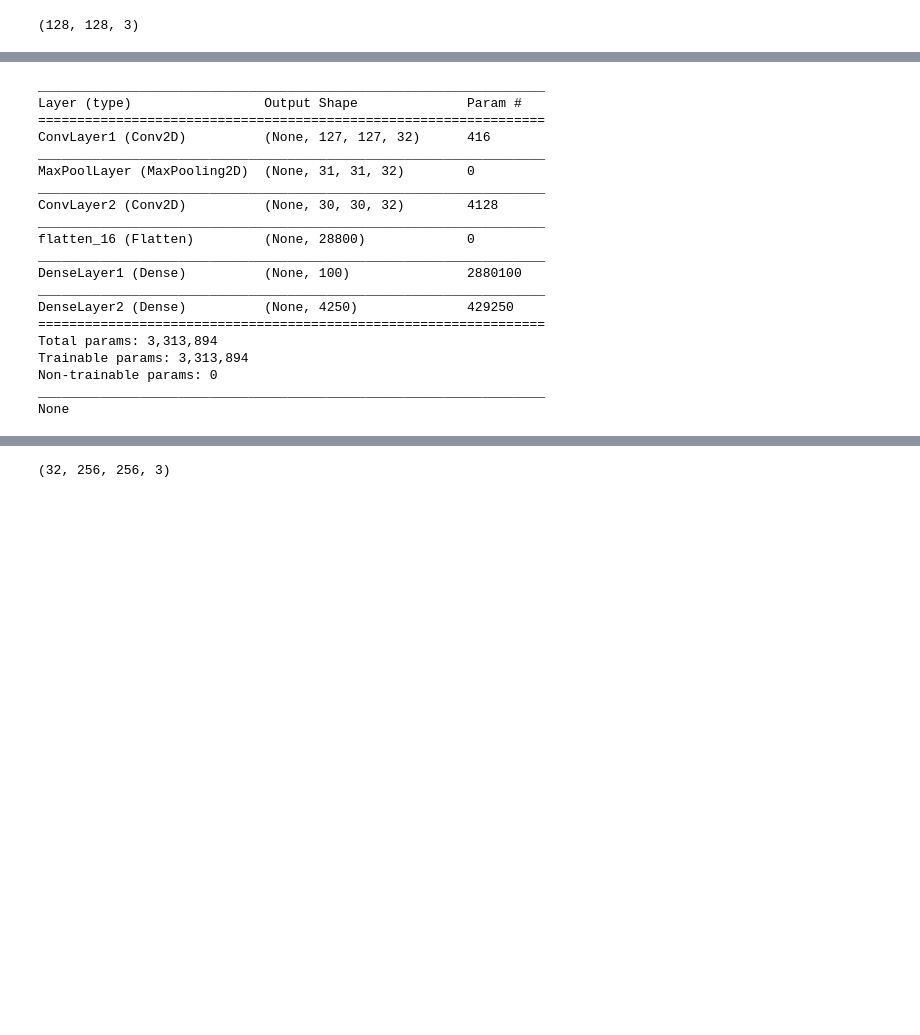
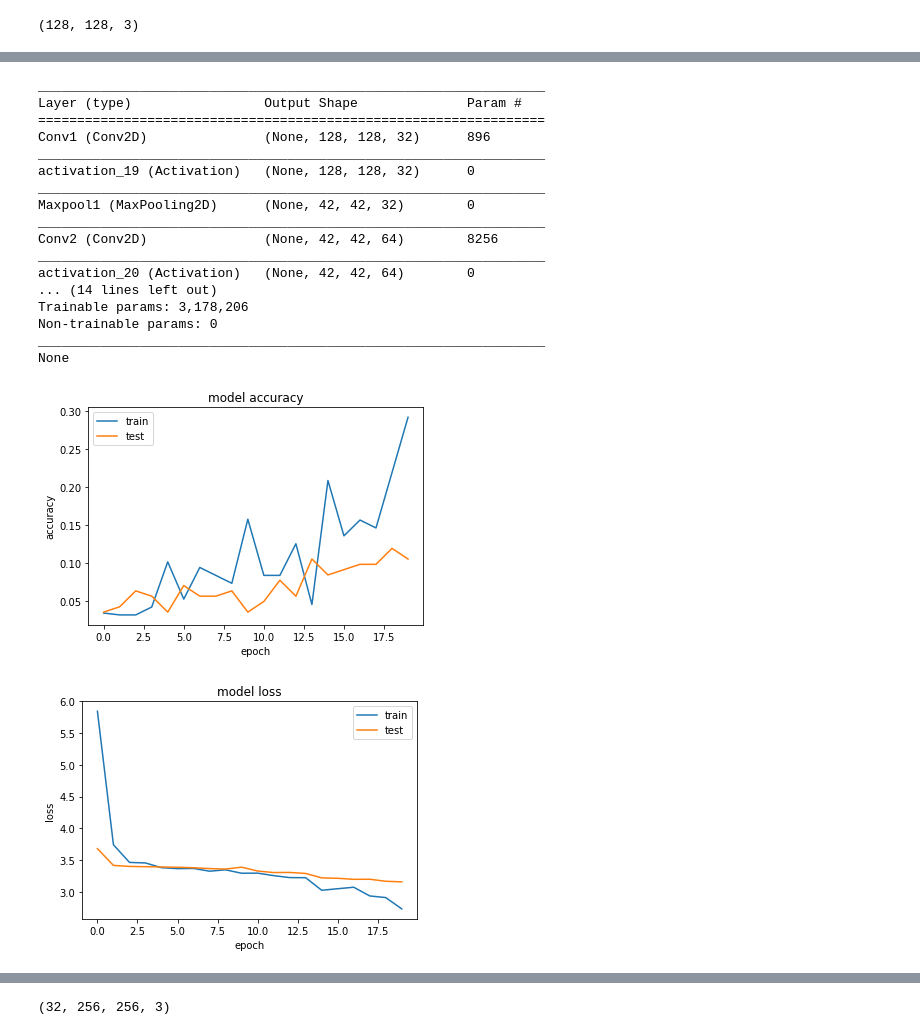
Before and after one commit to Piyushmahatkar/HumpbackWhaleIdentification_Kaggle, a Jupyter notebook: Untitled1.ipynb, the cells around one changed output, grey strips where cells are left out. Cells and saved outputs as stored; diff of their text form; code cells hidden in the pictures; blank space fills up the shorter version.

```diff
--- a/Untitled1.ipynb
+++ b/Untitled1.ipynb
@@ -316,0 +349,21 @@ ValueError: Error when checking target: expected DenseLayer2 to have shape (1,)
+# %%
+
+tensorboard=TensorBoard(
+    log_dir=r'logs\{}'.format('cnn_2layer')
+    ,write_graph=True,
+    write_grads=True,
+    write_images=True
+)
+history=model.fit_generator(
+    train_generator,
+    samples_per_epoch=samples_per_epoch,
+    epochs=20,
+    validation_data=validation_generator,
+   callbacks=[tensorboard],
+    validation_steps=validation_steps)
+
+target_dir = './models/'
+if not os.path.exists(target_dir):
+  os.mkdir(target_dir)
+model.save('./models/model.h5')
+model.save_weights('./models/weights.h5')
@@ -317,26 +388,41 @@ ValueError: Error when checking target: expected DenseLayer2 to have shape (1,)
 # %%
-print(cnn_model.summary())
+print(model.summary())
 # %% [output]
 _________________________________________________________________
 Layer (type)                 Output Shape              Param #
 =================================================================
-ConvLayer1 (Conv2D)          (None, 127, 127, 32)      416
+Conv1 (Conv2D)               (None, 128, 128, 32)      896
 _________________________________________________________________
-MaxPoolLayer (MaxPooling2D)  (None, 31, 31, 32)        0
+activation_19 (Activation)   (None, 128, 128, 32)      0
 _________________________________________________________________
-ConvLayer2 (Conv2D)          (None, 30, 30, 32)        4128
+Maxpool1 (MaxPooling2D)      (None, 42, 42, 32)        0
 _________________________________________________________________
-flatten_16 (Flatten)         (None, 28800)             0
+Conv2 (Conv2D)               (None, 42, 42, 64)        8256
 _________________________________________________________________
-DenseLayer1 (Dense)          (None, 100)               2880100
-_________________________________________________________________
-DenseLayer2 (Dense)          (None, 4250)              429250
-=================================================================
-Total params: 3,313,894
-Trainable params: 3,313,894
+activation_20 (Activation)   (None, 42, 42, 64)        0
+... (14 lines left out)
+Trainable params: 3,178,206
 Non-trainable params: 0
 _________________________________________________________________
 None
+# %%
+plt.plot(history.history['acc'])
+plt.plot(history.history['val_acc'])
+plt.title('model accuracy')
+plt.ylabel('accuracy')
+plt.xlabel('epoch')
+plt.legend(['train', 'test'], loc='upper left')
+plt.show()
+plt.plot(history.history['loss'])
+plt.plot(history.history['val_loss'])
+plt.title('model loss')
+plt.ylabel('loss')
+plt.xlabel('epoch')
+plt.legend(['train', 'test'], loc='upper right')
+plt.show()
+# %% [output]
+[figure, added]
+[figure, added]
 # %%
 from keras import backend as K
 input_shape=(128,128,3)
```
Also changed, not shown: parts of 23 cells of this notebook, 27 other files.
